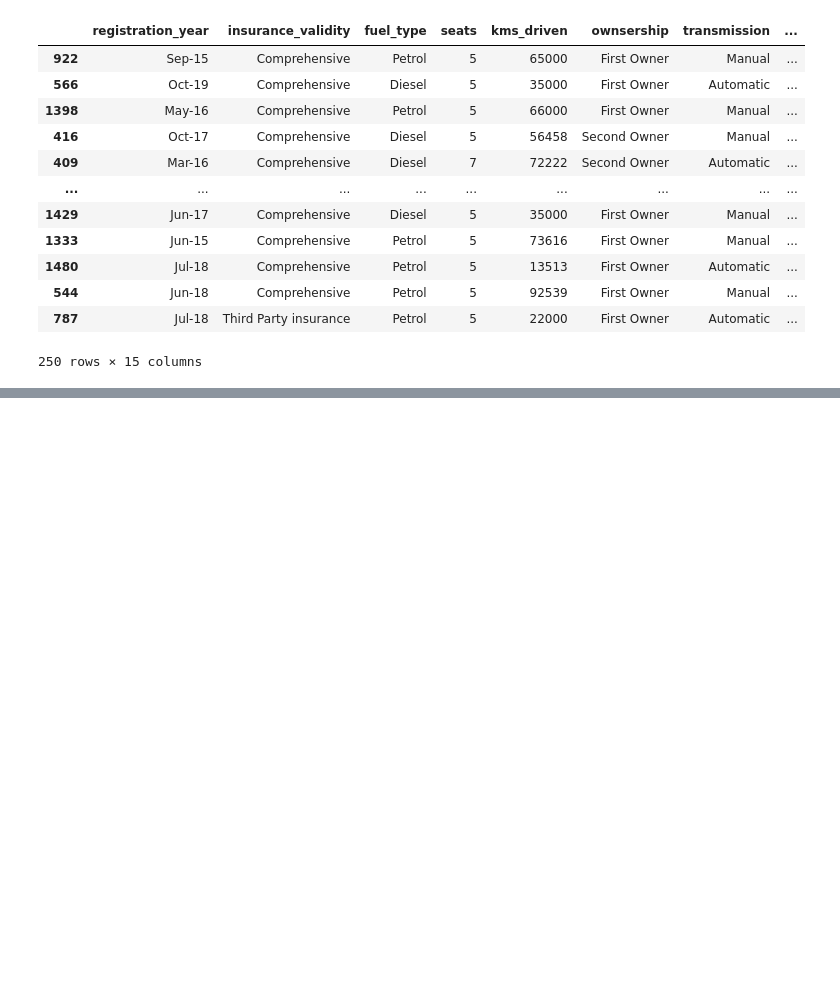
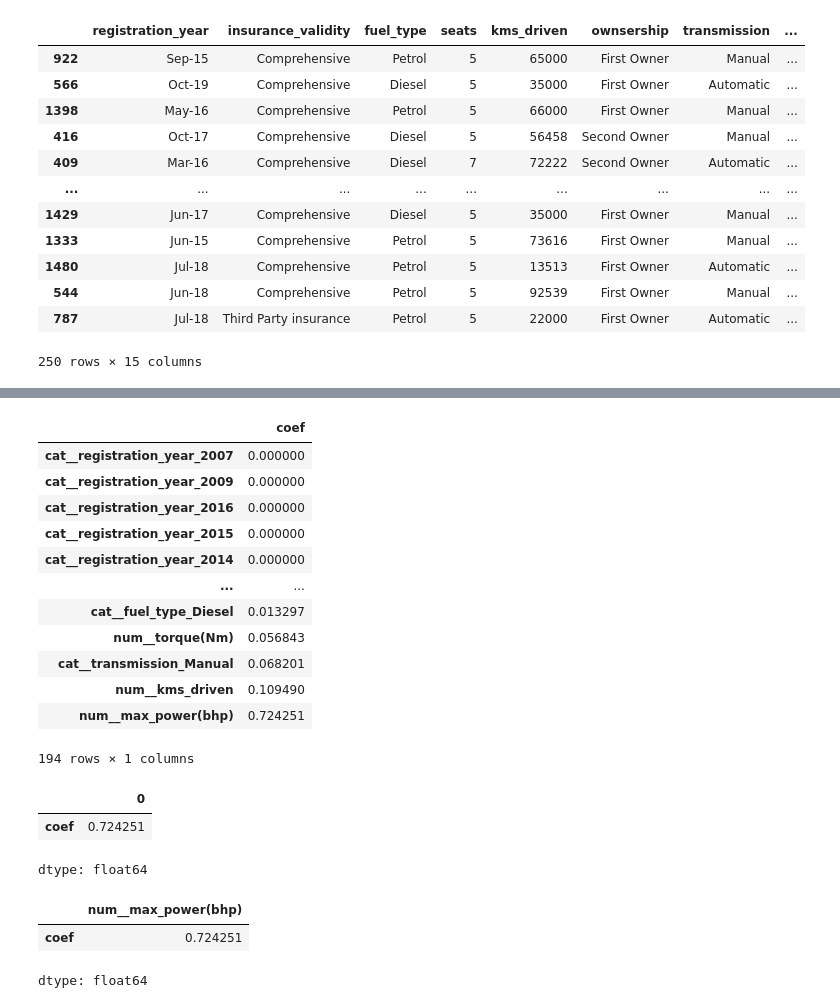
Before and after one commit to HurtovaAlina/ITStep-AI, a Jupyter notebook: practice_histograms_boxes_superwised.ipynb, the cells around one changed output, grey strips where cells are left out. Saved outputs shown, nothing was run; the diff lists cells and outputs as text; code cells hidden in the pictures; blank space fills up the shorter version.

```diff
--- a/practice_histograms_boxes_superwised.ipynb
+++ b/practice_histograms_boxes_superwised.ipynb
@@ -689,0 +730,35 @@ result
+# %%
+importance = pd.DataFrame({
+    'coef': tree.feature_importances_
+},
+index=tree.feature_names_in_)
+
+importance.sort_values(by='coef', inplace=True)
+
+importance
+# %% [output]
+|  | coef |
+| cat__registration_year_2007 | 0.000000 |
+| cat__registration_year_2009 | 0.000000 |
+| cat__registration_year_2016 | 0.000000 |
+| cat__registration_year_2015 | 0.000000 |
+| cat__registration_year_2014 | 0.000000 |
+| ... | ... |
+| cat__fuel_type_Diesel | 0.013297 |
+| num__torque(Nm) | 0.056843 |
+| cat__transmission_Manual | 0.068201 |
+| num__kms_driven | 0.109490 |
+| num__max_power(bhp) | 0.724251 |
+194 rows × 1 columns
+# %%
+importance.max()
+# %% [output]
+|  | 0 |
+| coef | 0.724251 |
+dtype: float64
+# %%
+importance.loc[importance['coef'].idxmax()]
+# %% [output]
+|  | num__max_power(bhp) |
+| coef | 0.724251 |
+dtype: float64
```
Also changed, not shown: parts of 2 cells of this notebook.
